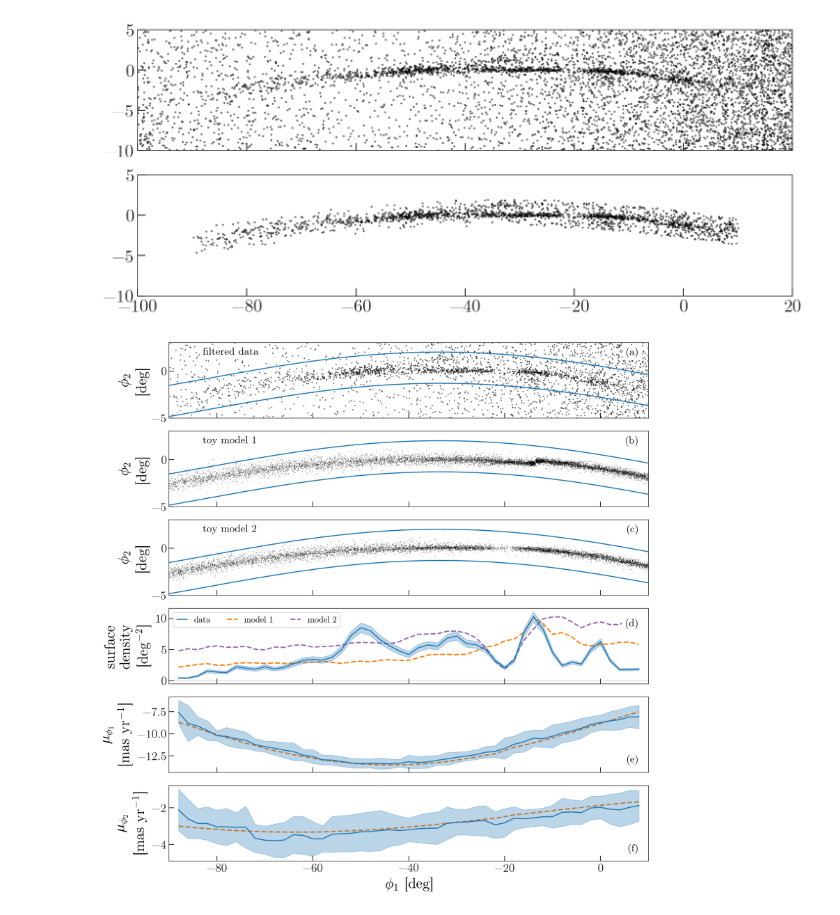
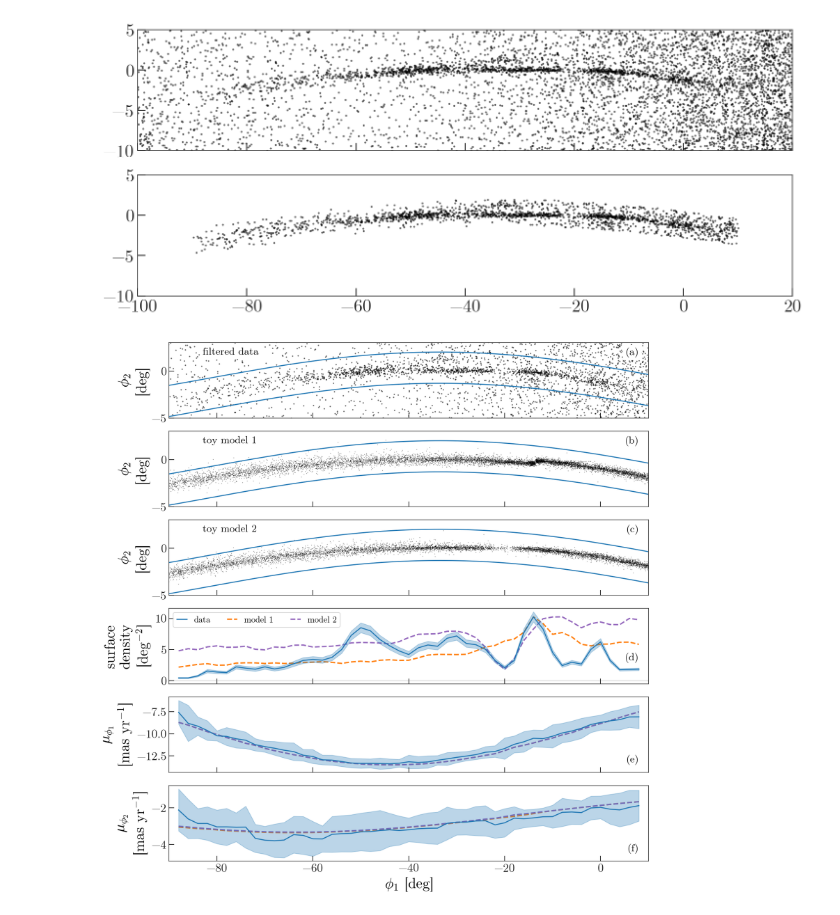
Before and after one commit to adrn/GD1-DR2, a Jupyter notebook: notebooks/Figure-stream-track-model.ipynb, the cells around one changed output. Cells and saved outputs as stored; diff of their text form; code cells hidden in the pictures.

Commit message:
fix d and add model lines

```diff
--- a/notebooks/Figure-stream-track-model.ipynb
+++ b/notebooks/Figure-stream-track-model.ipynb
@@ -84,6 +84,9 @@ for stream_w in [stream_w1, stream_w2]:
     streams.append(stream_gd1)
 # %%
 model_densitys = []
+model_rmed_pmphi1s = []
+model_rmed_pmphi2s = []
+
 for stream_gd1 in streams:
     Nbins = len(bin_l)
     model_n = np.zeros(Nbins)
@@ -110,6 +113,9 @@ for stream_gd1 in streams:
         model_rmed_pmphi2[i] = np.nanmedian(stream_gd1.pm_phi2[selection])
         model_rmed_pmphi2_err[i] = mad_std(stream_gd1.pm_phi2[selection])
 
+    model_rmed_pmphi1s.append(model_rmed_pmphi1)
+    model_rmed_pmphi2s.append(model_rmed_pmphi2)
+
     model_density = model_n / (2*3.*bin_size)
     model_density = model_density / model_density.max() * track['density'].max()
     model_densitys.append(model_density)
@@ -178,7 +184,7 @@ ax.legend(loc='upper left', fontsize=13, ncol=3, handlelength=1.2)
 
 ax.set_ylabel('surface\ndensity\n[deg$^{-2}$]')
 
-ax.text(8, 10, '(d)', ha='right', va='top',
+ax.text(8, 4.5, '(d)', ha='right', va='top',
         bbox=dict(facecolor='w', alpha=1), fontsize=16)
 
 ax = axes[4]
@@ -188,33 +194,36 @@ ax.fill_between(track['phi1'],
                 track['pm_phi1_cosphi2']+track['pm_phi1_cosphi2_error'],
                 color='tab:blue', alpha=0.3)
 
-ax.plot(track['phi1'], model_rmed_pmphi1, '--',
+ax.plot(track['phi1'], model_rmed_pmphi1s[1], '--',
         color='tab:orange', zorder=-10, lw=2)
+ax.plot(track['phi1'], model_rmed_pmphi1s[1], '--',
+        color='tab:purple', zorder=-10, lw=2)
 
 ax.set_ylabel('$\mu_{\phi_1}$\n[mas yr$^{-1}$]')
 
 ax.text(8, -13.5, '(e)', ha='right', va='bottom',
         bbox=dict(facecolor='w', alpha=1), fontsize=16)
 
 ax = axes[5]
 ax.plot(track['phi1'], track['pm_phi2'], '-')
 ax.fill_between(track['phi1'],
                 track['pm_phi2'] - track['pm_phi2_error'],
                 track['pm_phi2'] + track['pm_phi2_error'],
                 color='tab:blue', alpha=0.3)
 
-ax.plot(track['phi1'], model_rmed_pmphi2, '--', color='tab:orange', zorder=-10, lw=2)
+ax.plot(track['phi1'], model_rmed_pmphi2s[0], '--', color='tab:orange', zorder=-10, lw=2)
+ax.plot(track['phi1'], model_rmed_pmphi2s[1], '--', color='tab:purple', zorder=-10, lw=2)
 
 ax.set_xlabel('$\phi_1$ [deg]')
 ax.set_ylabel('$\mu_{\phi_2}$\n[mas yr$^{-1}$]')
 
 ax.text(8, -4.5, '(f)', ha='right', va='bottom',
         bbox=dict(facecolor='w', alpha=1), fontsize=16)
 
 axes[0].set_xlim(-90, 10)
 
 fig.set_facecolor('w')
 fig.tight_layout()
 fig.savefig('../paper/track_observables.pdf', dpi=250)
 # %% [output]
-[figure, old version]
+[figure, new version]
```
Also changed, not shown: 2 other files.
